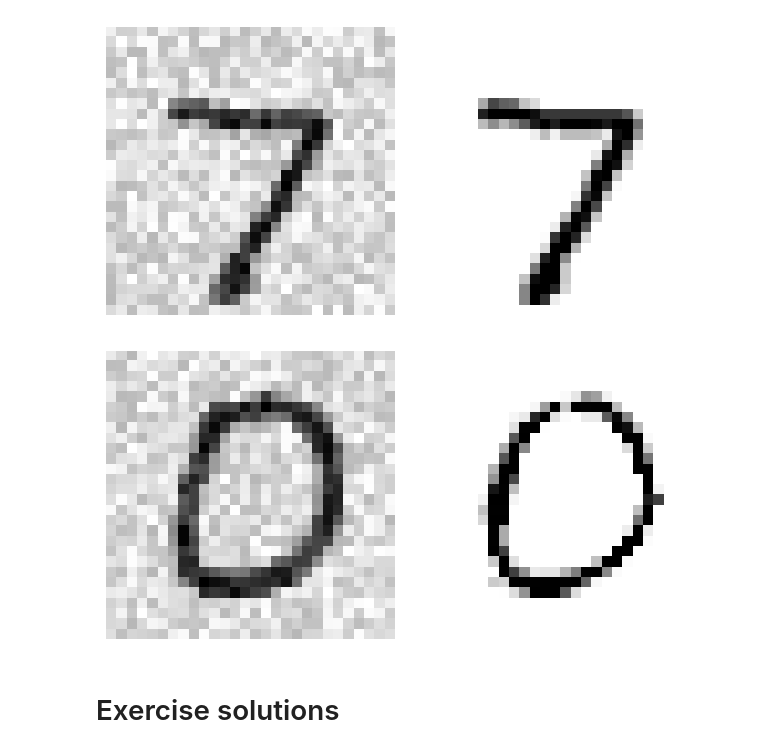
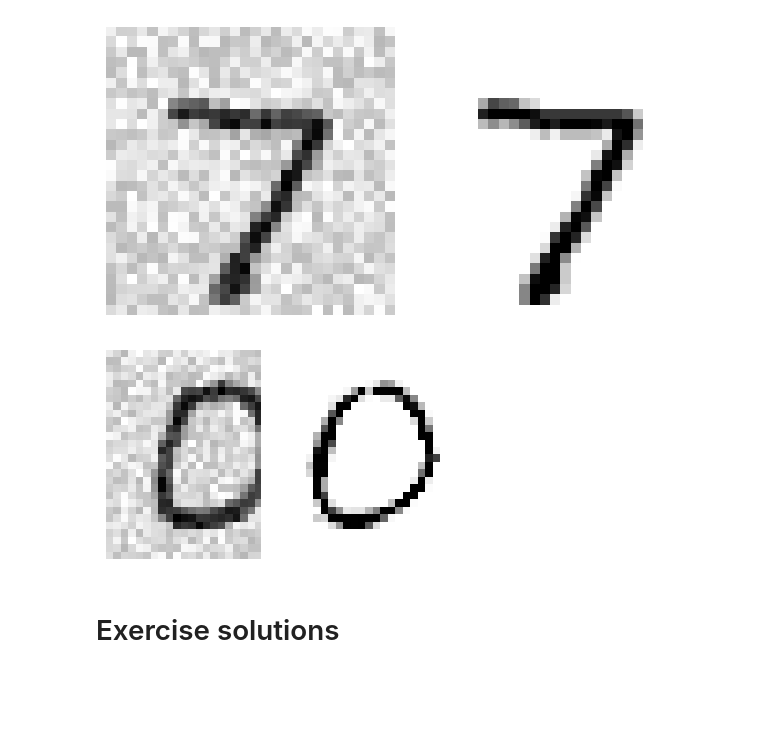
Before and after one commit to zhouchiji/handson-ml3, a Jupyter notebook: 03_classification.ipynb, the cells around one changed output. Cells and saved outputs as stored; diff of their text form; code cells hidden in the pictures; blank space fills up the shorter version.

```diff
--- a/03_classification.ipynb
+++ b/03_classification.ipynb
@@ -1032,14 +1032,14 @@ knn_clf = KNeighborsClassifier()
 knn_clf.fit(X_train_mod, y_train_mod)
 clean_digit = knn_clf.predict([X_test_mod[10]])
 # %%
-plt.subplot(121)
+plt.subplot(211)
 plot_digit(X_test_mod[10])
-plt.subplot(122)
+plt.subplot(222)
 plot_digit(clean_digit)
 save_fig("cleaned_digit_example_plot")  # extra code – saves Figure 3–13
 plt.show()
 # %% [output]
-[figure, old version]
+[figure, new version]
 # %% [markdown]
 # Exercise solutions
 # %% [markdown]
```
Also changed, not shown: parts of 2 cells of this notebook, 2 other files.
